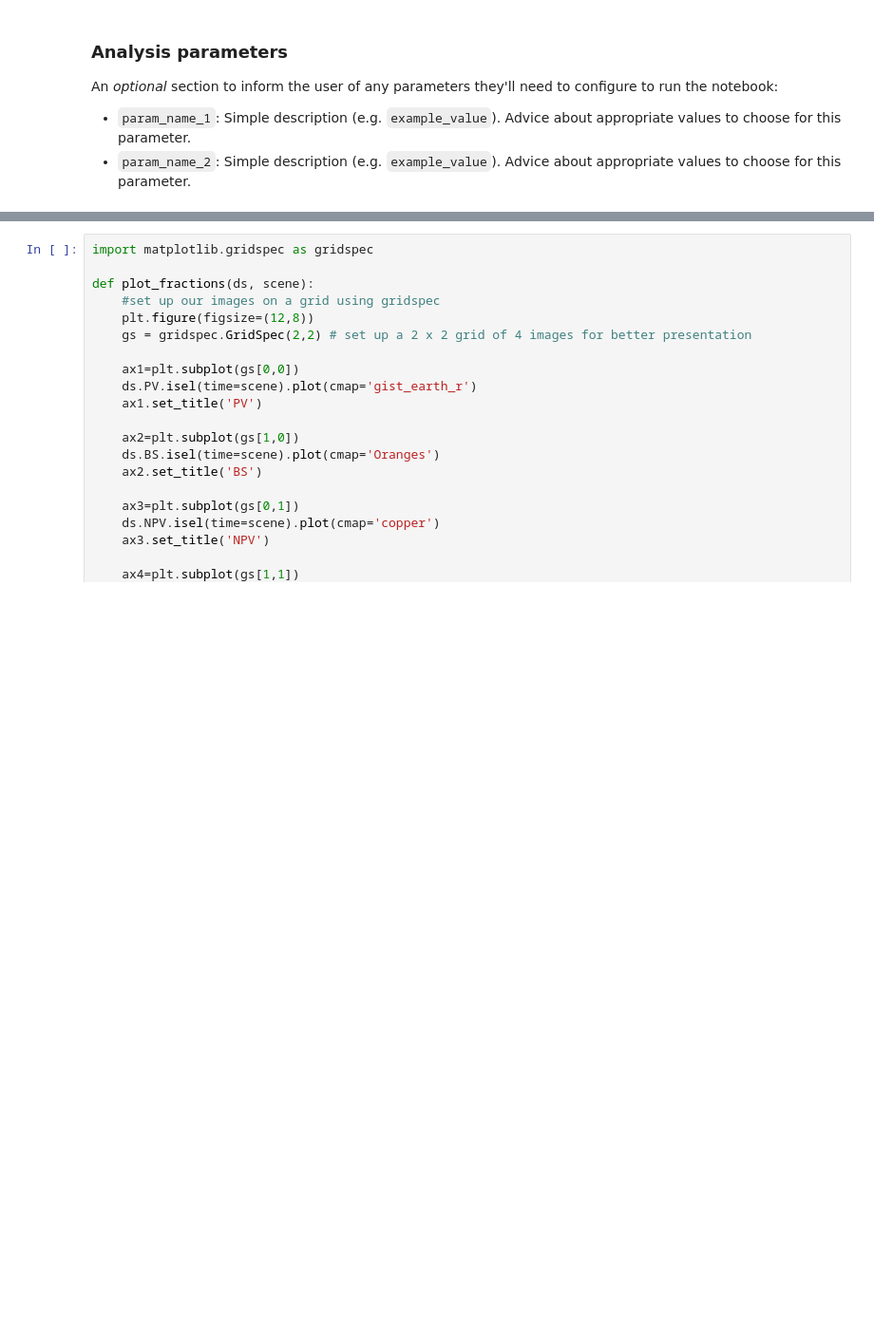
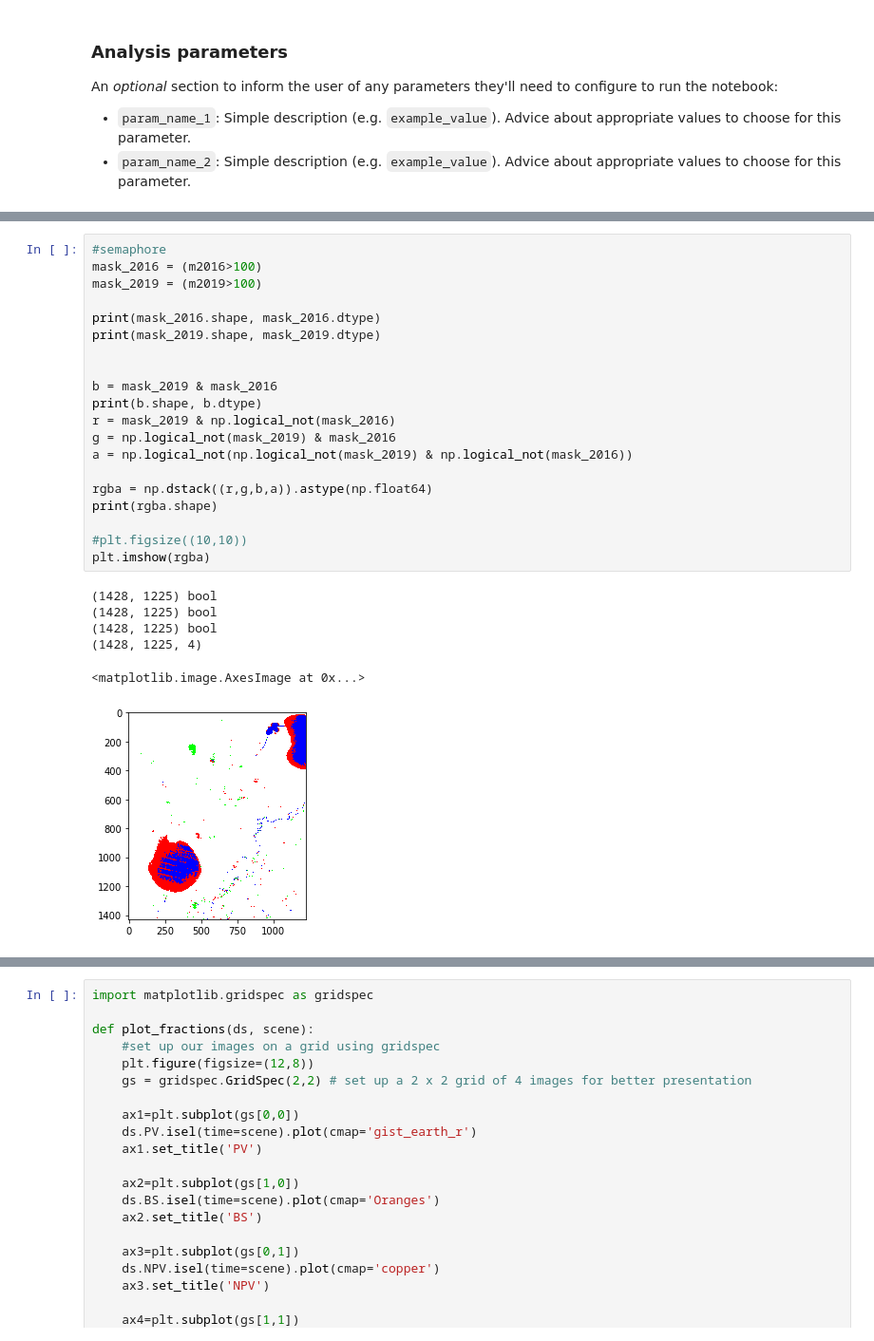
Before and after one commit to GeoscienceAustralia/dea-notebooks, a Jupyter notebook: DEA_spatial_analysts_course/day_2/Menindee_lakes.ipynb, the cells around one changed output, grey strips where cells are left out. Shown at 95% size. Saved outputs shown, nothing was run; the diff lists cells and outputs as text; blank space fills up the shorter version.

```diff
--- a/DEA_spatial_analysts_course/day_2/Menindee_lakes.ipynb
+++ b/DEA_spatial_analysts_course/day_2/Menindee_lakes.ipynb
@@ -107,0 +140,27 @@ water_data.water.isel(time=0).plot()
+# %%
+#semaphore
+mask_2016 = (m2016>100)
+mask_2019 = (m2019>100)
+
+print(mask_2016.shape, mask_2016.dtype)
+print(mask_2019.shape, mask_2019.dtype)
+
+
+b = mask_2019 & mask_2016
+print(b.shape, b.dtype)
+r = mask_2019 & np.logical_not(mask_2016)
+g = np.logical_not(mask_2019) & mask_2016
+a = np.logical_not(np.logical_not(mask_2019) & np.logical_not(mask_2016))
+
+rgba = np.dstack((r,g,b,a)).astype(np.float64)
+print(rgba.shape)
+
+#plt.figsize((10,10))
+plt.imshow(rgba)
+# %% [output]
+(1428, 1225) bool
+(1428, 1225) bool
+(1428, 1225) bool
+(1428, 1225, 4)
+<matplotlib.image.AxesImage at 0x...>
+[figure, added]
```
Also changed, not shown: parts of 21 cells of this notebook, 2 other files.
